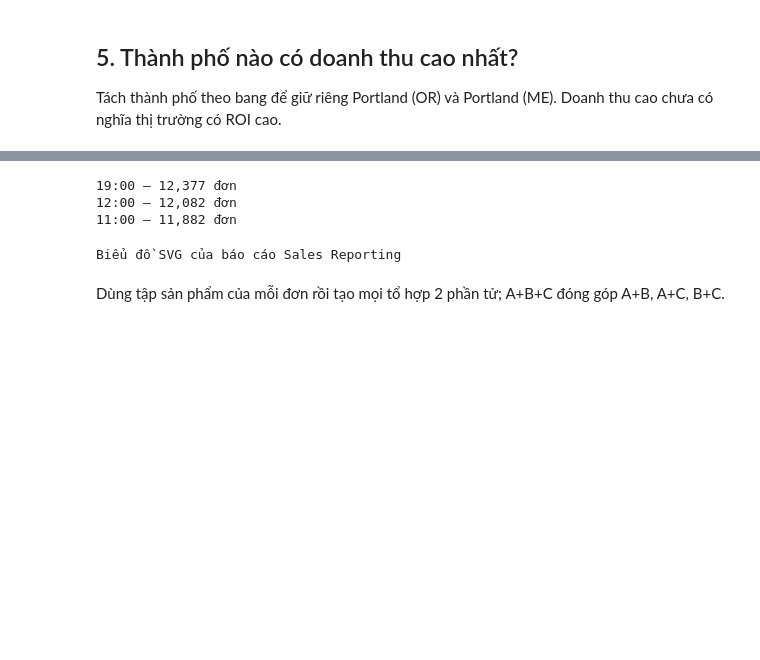
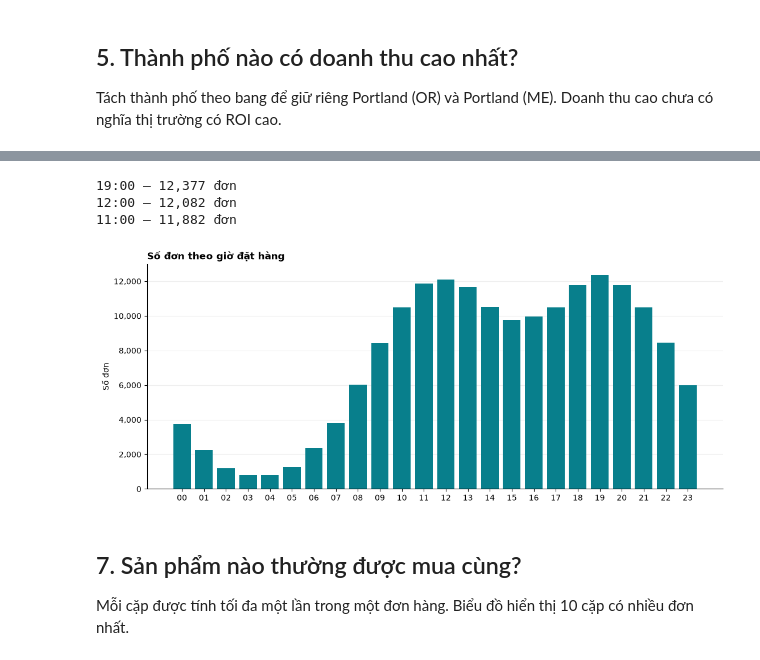
Before and after one commit to ndaiphuc172-lgtm/Sales_reporting_csv_file, a Jupyter notebook: report.ipynb, the cells around one changed output, grey strips where cells are left out. Saved outputs shown, nothing was run; the diff lists cells and outputs as text; code cells hidden in the pictures; blank space fills up the shorter version.

```diff
--- a/report.ipynb
+++ b/report.ipynb
@@ -342,14 +246,18 @@ Biểu đồ SVG của báo cáo Sales Reporting
 # %%
 for row in sorted(summary['hourly'], key=lambda r: (-r['orders'], r['label']))[:3]:
     print(f"{row['label']:02d}:00 — {row['orders']:,} đơn")
-Chart('03_hourly.svg')
+
+hourly = summary['hourly']
+plot_bars([f"{r['label']:02d}" for r in hourly], [r['orders'] for r in hourly],
+          title='Số đơn theo giờ đặt hàng', unit='Số đơn')
 # %% [output]
 19:00 — 12,377 đơn
 12:00 — 12,082 đơn
 11:00 — 11,882 đơn
-Biểu đồ SVG của báo cáo Sales Reporting
+[figure, added]
 # %% [markdown]
-Dùng tập sản phẩm của mỗi đơn rồi tạo mọi tổ hợp 2 phần tử; A+B+C đóng góp A+B, A+C, B+C.
+## 7. Sản phẩm nào thường được mua cùng?
+Mỗi cặp được tính tối đa một lần trong một đơn hàng. Biểu đồ hiển thị 10 cặp có nhiều đơn nhất.
 # %%
 for row in summary['pairs'][:5]:
     print(row['product_a'], '+', row['product_b'], '|', row['orders'], 'đơn',
```
Also changed, not shown: parts of 10 cells of this notebook, 1 other file.
